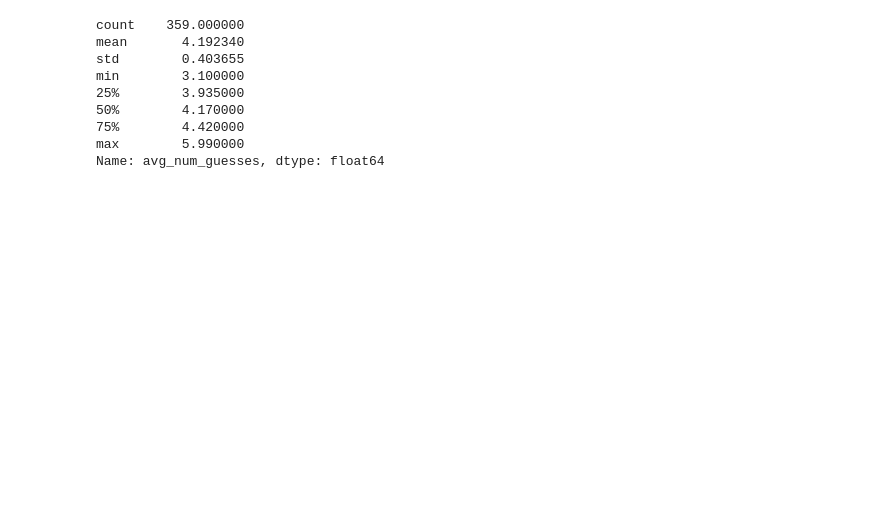
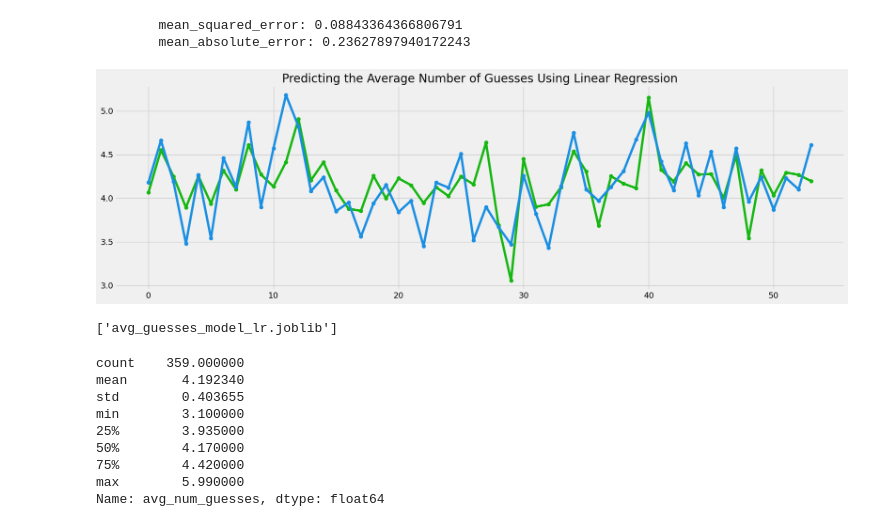
Before and after one commit to carlostbello/COMAP2023, a Jupyter notebook: src/regression.ipynb, the cells around one changed output. Drawn from its saved outputs; the diff is of its cells as text; code cells hidden in the pictures; blank space fills up the shorter version.

```diff
--- a/src/regression.ipynb
+++ b/src/regression.ipynb
@@ -232,3 +231,31 @@ plt.show()
+# %%
+X = df[['word_score','vowels','repeats','word_occurrence','letter1_int','letter2_int','letter3_int','letter4_int','letter5_int']]
+y = df[['avg_num_guesses']]
+
+X_train, X_test, y_train, y_test = train_test_split(X,y,test_size=0.15,random_state=42)
+
+model=LinearRegression()
+model.fit(X_train,y_train)
+preds = model.predict(X_test)
+
+print('\tmean_squared_error:', mean_squared_error(y_test, preds))
+print('\tmean_absolute_error:', mean_absolute_error(y_test, preds))
+
+plt.figure(figsize=(20,6))
+plt.title('Predicting the Average Number of Guesses Using Linear Regression')
+plt.plot(range(len(preds)),preds,label='Predicted Average Guess',marker='o')
+plt.plot(range(len(preds)),y_test,label='Actual Average',marker='o')
+
+plt.show()
+# %% [output]
+        mean_squared_error: 0.08843364366806791
+        mean_absolute_error: 0.23627897940172243
+[figure, added]
+# %%
+# Export the grid search model
+joblib.dump(model, 'avg_guesses_model_lr.joblib')
+# %% [output]
+['avg_guesses_model_lr.joblib']
 # %%
 df['avg_num_guesses'].describe()
 # %% [output]
```
Also changed, not shown: parts of 18 cells of this notebook, 6 other files.
